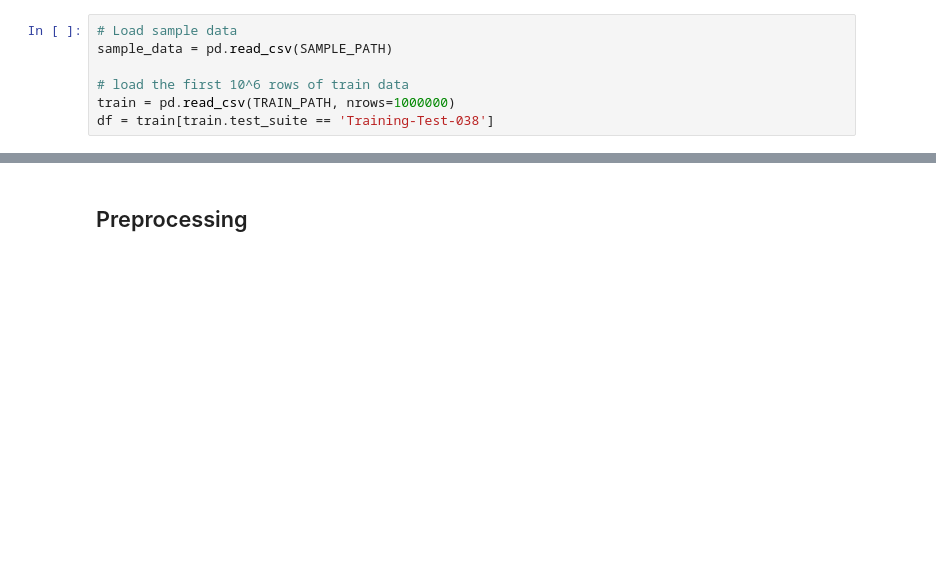
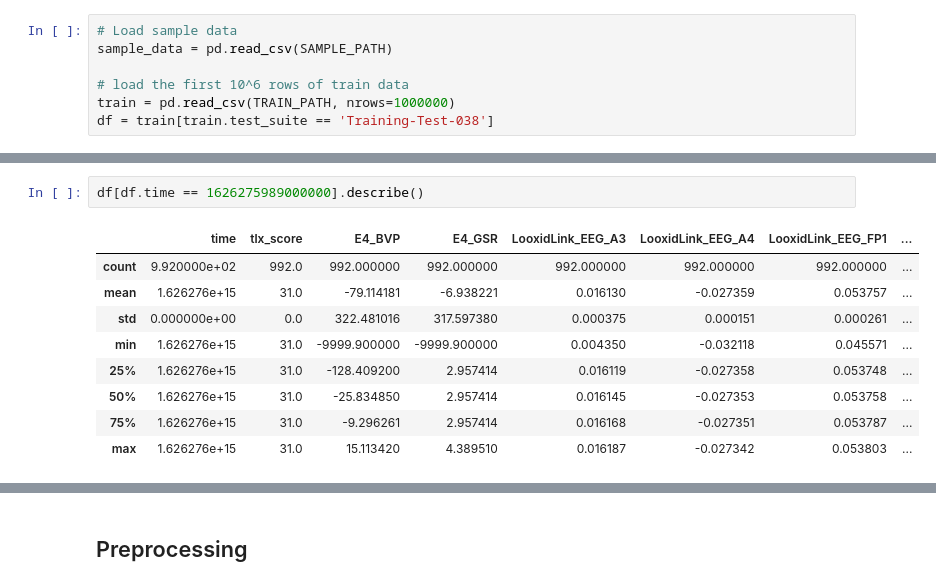
Before and after one commit to waynnbz/Cog-State-Classification, a Jupyter notebook: Single_testSuite.ipynb, the cells around one changed output, grey strips where cells are left out. Drawn from its saved outputs; the diff is of its cells as text; blank space fills up the shorter version.

```diff
--- a/Single_testSuite.ipynb
+++ b/Single_testSuite.ipynb
@@ -67,0 +66,12 @@ Name: test_suite, Length: 85, dtype: int64
+# %%
+df[df.time == 1626275989000000].describe()
+# %% [output]
+|  | time | tlx_score | E4_BVP | E4_GSR | LooxidLink_EEG_A3 | LooxidLink_EEG_A4 | LooxidLink_EEG_FP1 | ... |
+| count | 9.920000e+02 | 992.0 | 992.000000 | 992.000000 | 992.000000 | 992.000000 | 992.000000 | ... |
+| mean | 1.626276e+15 | 31.0 | -79.114181 | -6.938221 | 0.016130 | -0.027359 | 0.053757 | ... |
+| std | 0.000000e+00 | 0.0 | 322.481016 | 317.597380 | 0.000375 | 0.000151 | 0.000261 | ... |
+| min | 1.626276e+15 | 31.0 | -9999.900000 | -9999.900000 | 0.004350 | -0.032118 | 0.045571 | ... |
+| 25% | 1.626276e+15 | 31.0 | -128.409200 | 2.957414 | 0.016119 | -0.027358 | 0.053748 | ... |
+| 50% | 1.626276e+15 | 31.0 | -25.834850 | 2.957414 | 0.016145 | -0.027353 | 0.053758 | ... |
+| 75% | 1.626276e+15 | 31.0 | -9.296261 | 2.957414 | 0.016168 | -0.027351 | 0.053787 | ... |
+| max | 1.626276e+15 | 31.0 | 15.113420 | 4.389510 | 0.016187 | -0.027342 | 0.053803 | ... |
```
Also changed, not shown: parts of 22 cells of this notebook, 4 other files.
